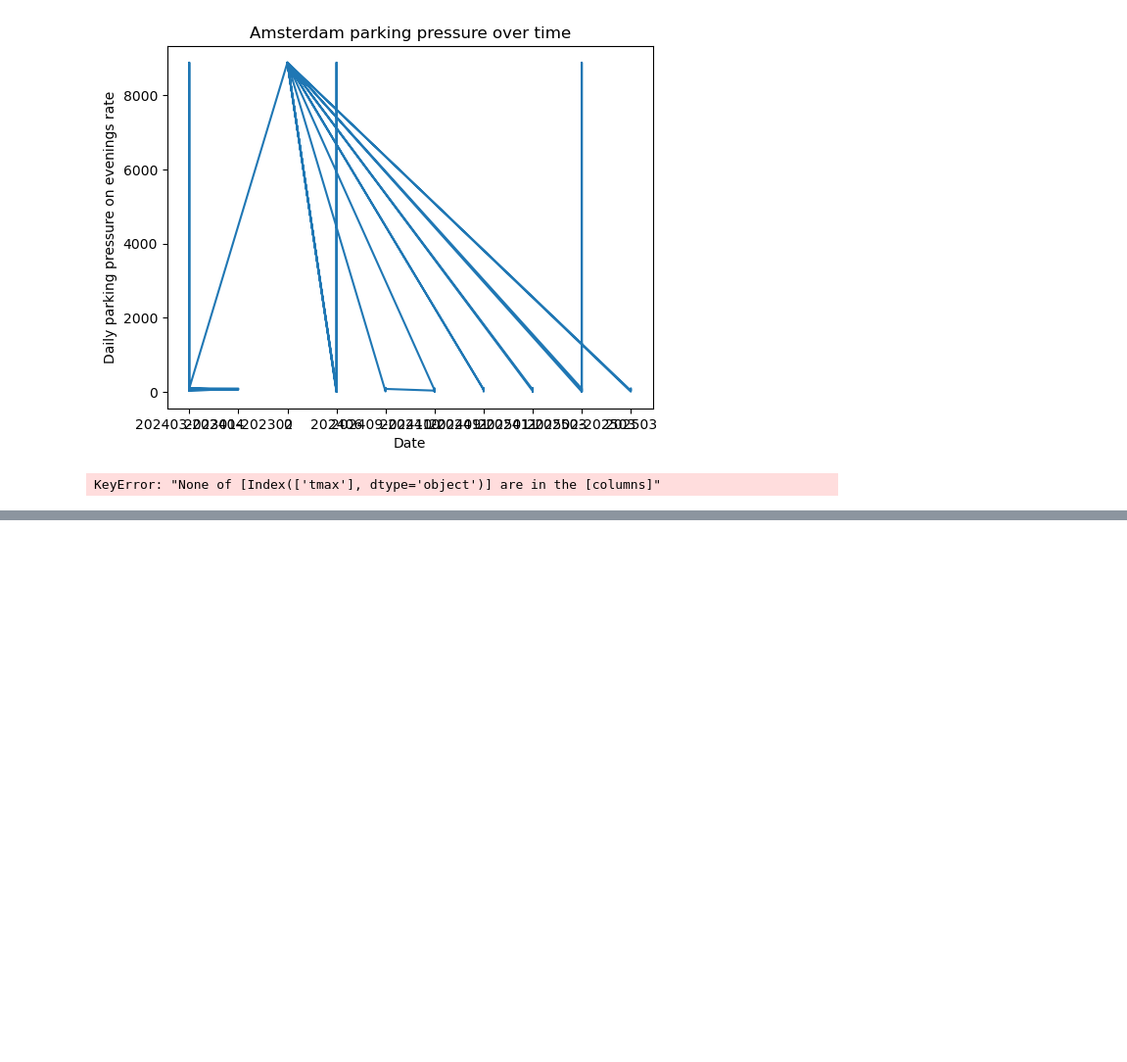
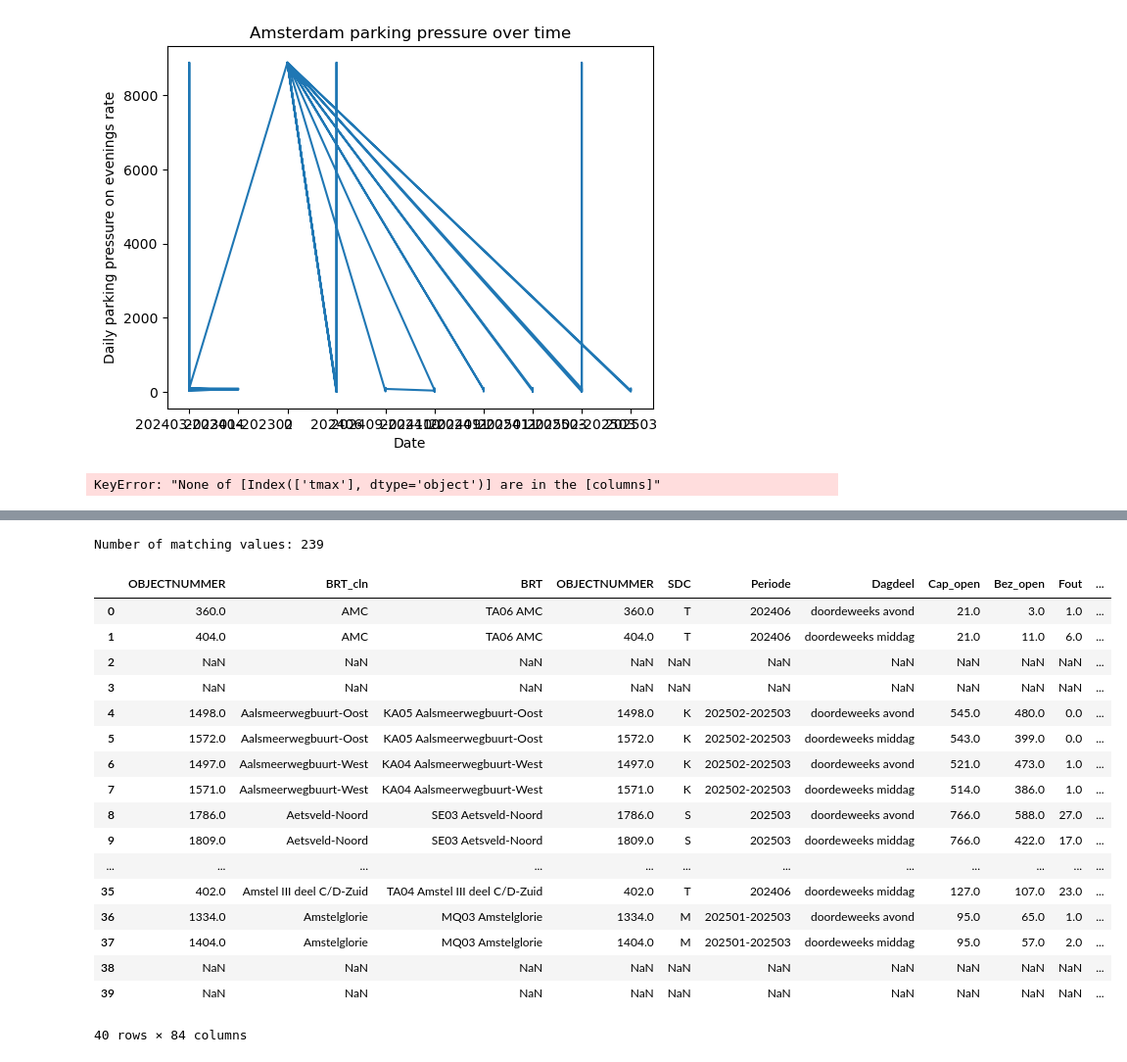
Before and after one commit to bram-villanueva/paper_project, a Jupyter notebook: test.ipynb, the cells around one changed output, grey strips where cells are left out. Shown at 98% size. Drawn from its saved outputs; the diff is of its cells as text; code cells hidden in the pictures; blank space fills up the shorter version.

Commit message:
merged data sets, not full tho

```diff
--- a/test.ipynb
+++ b/test.ipynb
@@ -214,3 +216,11 @@ model_simple = sm.OLS(y, X).fit()
 print(model_simple.summary())
 # %% [output]
 KeyError: "None of [Index(['tmax'], dtype='object')] are in the [columns]"
+# %%
+#for the import process, next step is to create a string variable containing the directory of the file and a file name variable
+infodir2 = r'C:\Users\EPRO\OneDrive - Wageningen University & Research\Course Channel Metropolitan Challenges 2025 - Paper Group 6 Parking space vs Food Space'
+fname2 = infodir2 + r'\data\KEA_db_green_and_gray_ngbhd_2023_03_trnsltd_only_AMS.csv'
+
+gpdf02g = pd.read_csv(fname2)
+#this is to verify
+gpdf02g.head()
@@ -216,0 +235,4 @@ KeyError: "None of [Index(['tmax'], dtype='object')] are in the [columns]"
+# %%
+gpdf01["BRT_cln"] = gpdf01["BRT"].str[5:]
+#this is to verify
+gpdf01.head()
@@ -216,0 +246,3 @@ KeyError: "None of [Index(['tmax'], dtype='object')] are in the [columns]"
+# %%
+gpdf01 = gpdf01[["OBJECTNUMMER", "BRT_cln", "BRT"] + [col for col in gpdf01.columns if col not in ["BRT_cln", "BRT"]]]
+gpdf01.head()
@@ -216,0 +256,29 @@ KeyError: "None of [Index(['tmax'], dtype='object')] are in the [columns]"
+# %%
+#we need to look for matches to ease the process in merging both data bases
+matches = set(gpdf01["BRT_cln"]) & set(gpdf02g["ngbhd_name"])
+num_matches = len(matches)
+print(f"Number of matching values: {num_matches}")
+# %% [output]
+Number of matching values: 239
+# %%
+gpdf03mf = pd.merge(gpdf01, gpdf02g, left_on="BRT_cln", right_on="ngbhd_name", how="outer")
+gpdf03mf.head(40)
+# %% [output]
+|  | OBJECTNUMMER | BRT_cln | BRT | OBJECTNUMMER | SDC | Periode | Dagdeel | Cap_open | Bez_open | Fout | ... |
+| 0 | 360.0 | AMC | TA06 AMC | 360.0 | T | 202406 | doordeweeks avond | 21.0 | 3.0 | 1.0 | ... |
+| 1 | 404.0 | AMC | TA06 AMC | 404.0 | T | 202406 | doordeweeks middag | 21.0 | 11.0 | 6.0 | ... |
+| 2 | NaN | NaN | NaN | NaN | NaN | NaN | NaN | NaN | NaN | NaN | ... |
+| 3 | NaN | NaN | NaN | NaN | NaN | NaN | NaN | NaN | NaN | NaN | ... |
+| 4 | 1498.0 | Aalsmeerwegbuurt-Oost | KA05 Aalsmeerwegbuurt-Oost | 1498.0 | K | 202502-202503 | doordeweeks avond | 545.0 | 480.0 | 0.0 | ... |
+| 5 | 1572.0 | Aalsmeerwegbuurt-Oost | KA05 Aalsmeerwegbuurt-Oost | 1572.0 | K | 202502-202503 | doordeweeks middag | 543.0 | 399.0 | 0.0 | ... |
+| 6 | 1497.0 | Aalsmeerwegbuurt-West | KA04 Aalsmeerwegbuurt-West | 1497.0 | K | 202502-202503 | doordeweeks avond | 521.0 | 473.0 | 1.0 | ... |
+| 7 | 1571.0 | Aalsmeerwegbuurt-West | KA04 Aalsmeerwegbuurt-West | 1571.0 | K | 202502-202503 | doordeweeks middag | 514.0 | 386.0 | 1.0 | ... |
+| 8 | 1786.0 | Aetsveld-Noord | SE03 Aetsveld-Noord | 1786.0 | S | 202503 | doordeweeks avond | 766.0 | 588.0 | 27.0 | ... |
+| 9 | 1809.0 | Aetsveld-Noord | SE03 Aetsveld-Noord | 1809.0 | S | 202503 | doordeweeks middag | 766.0 | 422.0 | 17.0 | ... |
+| ... | ... | ... | ... | ... | ... | ... | ... | ... | ... | ... | ... |
+| 35 | 402.0 | Amstel III deel C/D-Zuid | TA04 Amstel III deel C/D-Zuid | 402.0 | T | 202406 | doordeweeks middag | 127.0 | 107.0 | 23.0 | ... |
+| 36 | 1334.0 | Amstelglorie | MQ03 Amstelglorie | 1334.0 | M | 202501-202503 | doordeweeks avond | 95.0 | 65.0 | 1.0 | ... |
+| 37 | 1404.0 | Amstelglorie | MQ03 Amstelglorie | 1404.0 | M | 202501-202503 | doordeweeks middag | 95.0 | 57.0 | 2.0 | ... |
+| 38 | NaN | NaN | NaN | NaN | NaN | NaN | NaN | NaN | NaN | NaN | ... |
+| 39 | NaN | NaN | NaN | NaN | NaN | NaN | NaN | NaN | NaN | NaN | ... |
+40 rows × 84 columns
```
Also changed, not shown: parts of 13 cells of this notebook.
